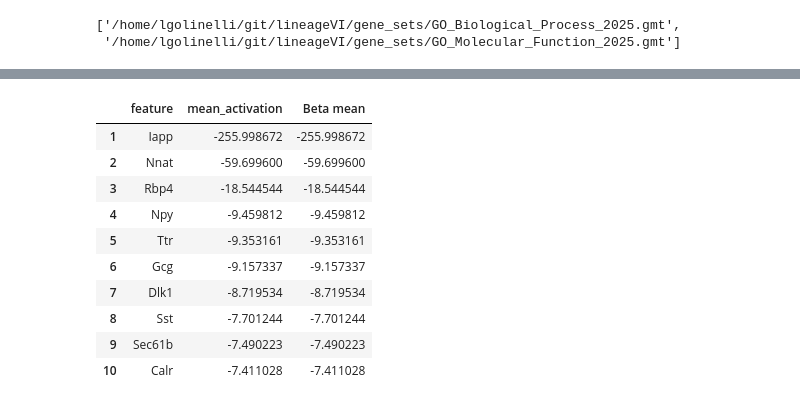
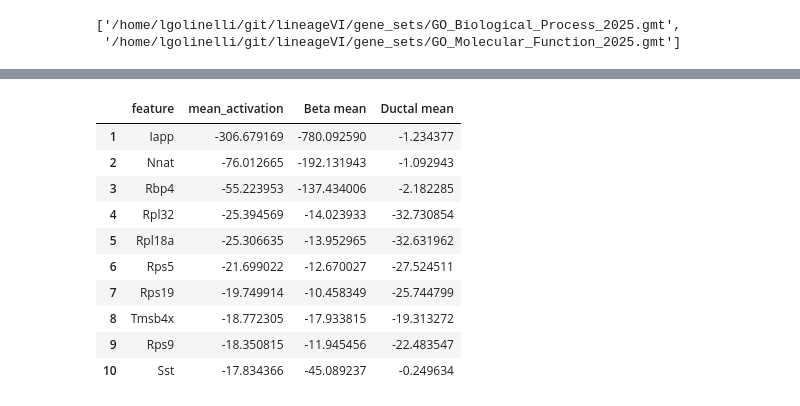
Before and after one commit to leonardogolinelli/lineageVI, a Jupyter notebook: notebooks/Tutorial_Pancreas_Clean_V2.ipynb, the cells around one changed output, grey strips where cells are left out. Cells and saved outputs as stored; diff of their text form; code cells hidden in the pictures.

```diff
--- a/notebooks/Tutorial_Pancreas_Clean_V2.ipynb
+++ b/notebooks/Tutorial_Pancreas_Clean_V2.ipynb
@@ -187,15 +216,16 @@ computing velocity embedding
 # %%
-lineagevi.plots.top_features_table(adata, groupby_key="clusters", categories=['Beta'], layer="velocity", n=10)
+# We rank the genes by their velocity in Beta cells
+lineagevi.plots.top_features_table(adata, groupby_key="clusters", categories=['Beta', 'Ductal'], layer="velocity", n=10)
 # %% [output]
-|  | feature | mean_activation | Beta mean |
-| 1 | Iapp | -255.998672 | -255.998672 |
-| 2 | Nnat | -59.699600 | -59.699600 |
-| 3 | Rbp4 | -18.544544 | -18.544544 |
-| 4 | Npy | -9.459812 | -9.459812 |
-| 5 | Ttr | -9.353161 | -9.353161 |
-| 6 | Gcg | -9.157337 | -9.157337 |
-| 7 | Dlk1 | -8.719534 | -8.719534 |
-| 8 | Sst | -7.701244 | -7.701244 |
-| 9 | Sec61b | -7.490223 | -7.490223 |
-| 10 | Calr | -7.411028 | -7.411028 |
+|  | feature | mean_activation | Beta mean | Ductal mean |
+| 1 | Iapp | -306.679169 | -780.092590 | -1.234377 |
+| 2 | Nnat | -76.012665 | -192.131943 | -1.092943 |
+| 3 | Rbp4 | -55.223953 | -137.434006 | -2.182285 |
+| 4 | Rpl32 | -25.394569 | -14.023933 | -32.730854 |
+| 5 | Rpl18a | -25.306635 | -13.952965 | -32.631962 |
+| 6 | Rps5 | -21.699022 | -12.670027 | -27.524511 |
+| 7 | Rps19 | -19.749914 | -10.458349 | -25.744799 |
+| 8 | Tmsb4x | -18.772305 | -17.933815 | -19.313272 |
+| 9 | Rps9 | -18.350815 | -11.945456 | -22.483547 |
+| 10 | Sst | -17.834366 | -45.089237 | -0.249634 |
 # %%
```
Also changed, not shown: parts of 34 cells of this notebook, 4 other files.
